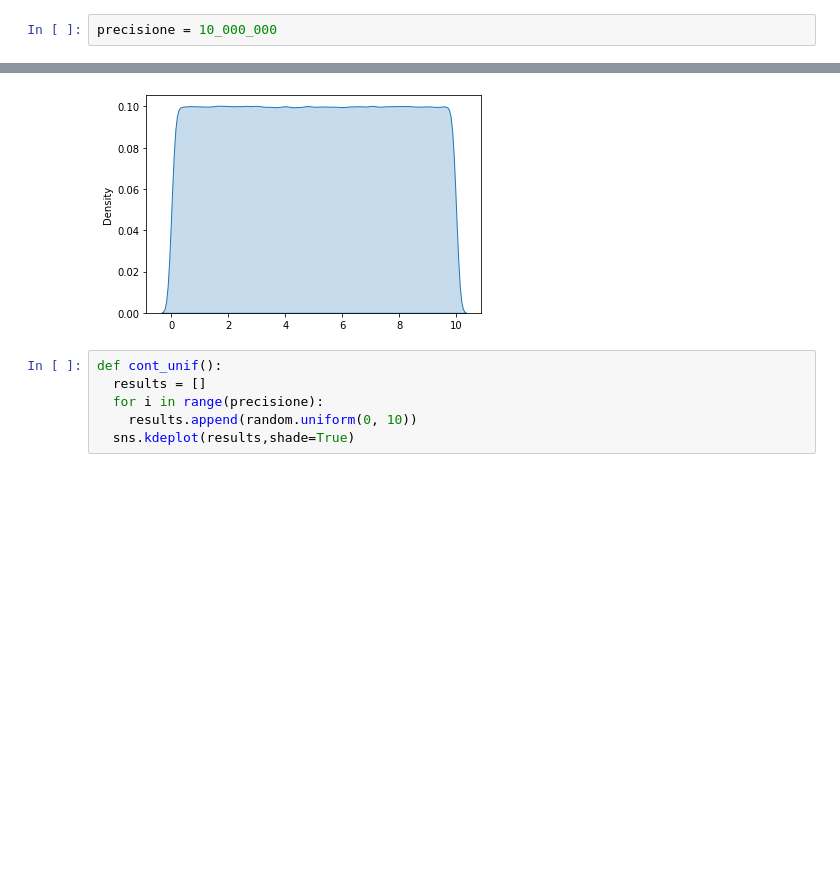
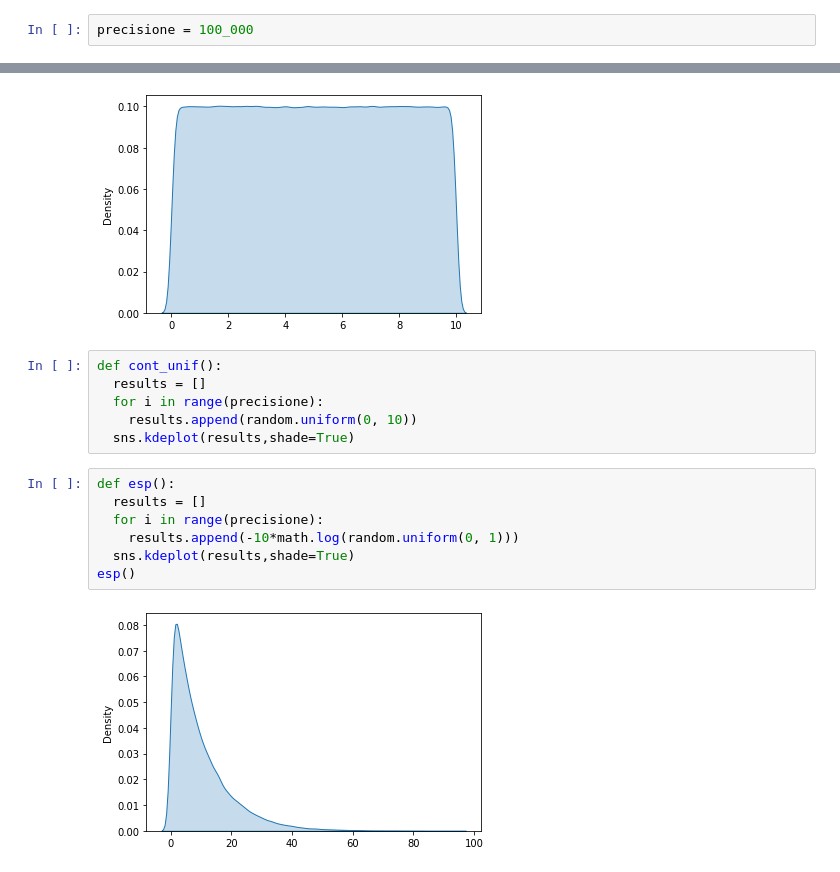
Before and after one commit to MontiMic/Tesi, a Jupyter notebook: Tesi.ipynb, the cells around one changed output, grey strips where cells are left out. Cells and saved outputs as stored; diff of their text form; blank space fills up the shorter version.

```diff
--- a/Tesi.ipynb
+++ b/Tesi.ipynb
@@ -317,5 +343,5 @@ def cont_unif(decimali):
 # %%
-precisione = 10_000_000
+precisione = 100_000
 # %%
 cont_unif()
 # %% [output]
@@ -326,3 +352,12 @@ def cont_unif():
   for i in range(precisione):
     results.append(random.uniform(0, 10))
   sns.kdeplot(results,shade=True)
+# %%
+def esp():
+  results = []
+  for i in range(precisione):
+    results.append(-10*math.log(random.uniform(0, 1)))
+  sns.kdeplot(results,shade=True)
+esp()
+# %% [output]
+[figure, added]
```
Also changed, not shown: parts of 8 cells of this notebook.
